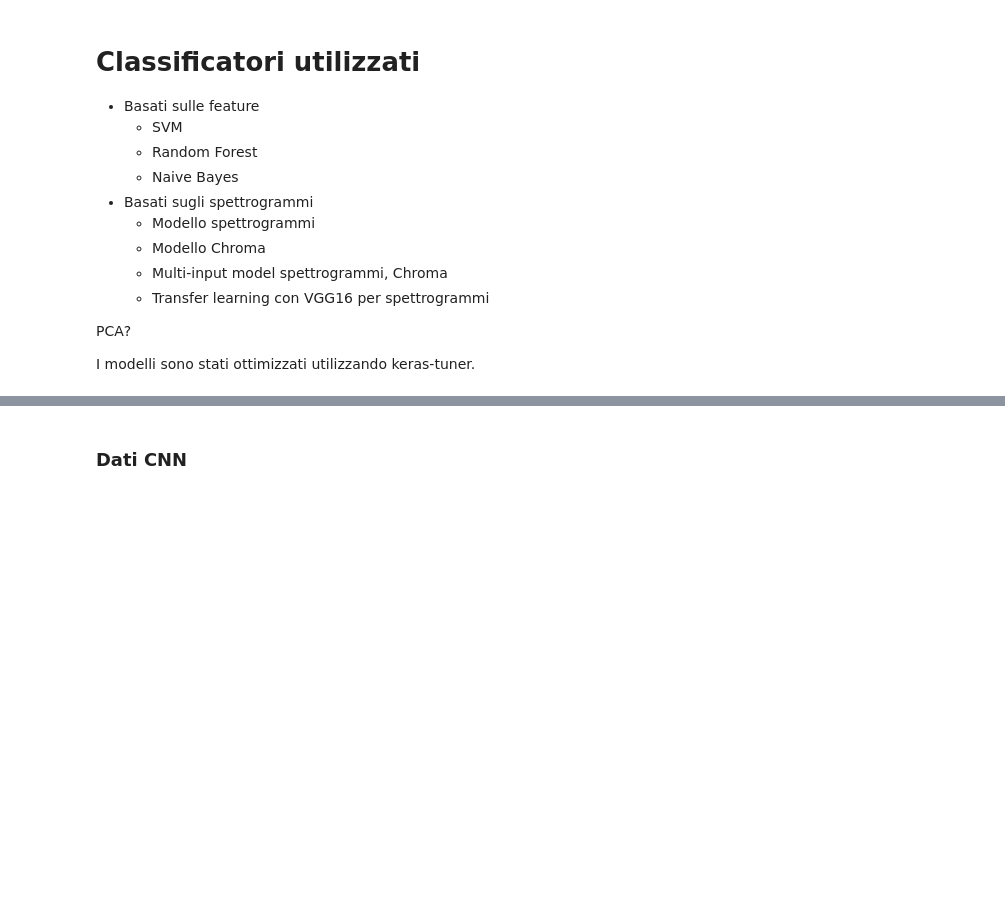
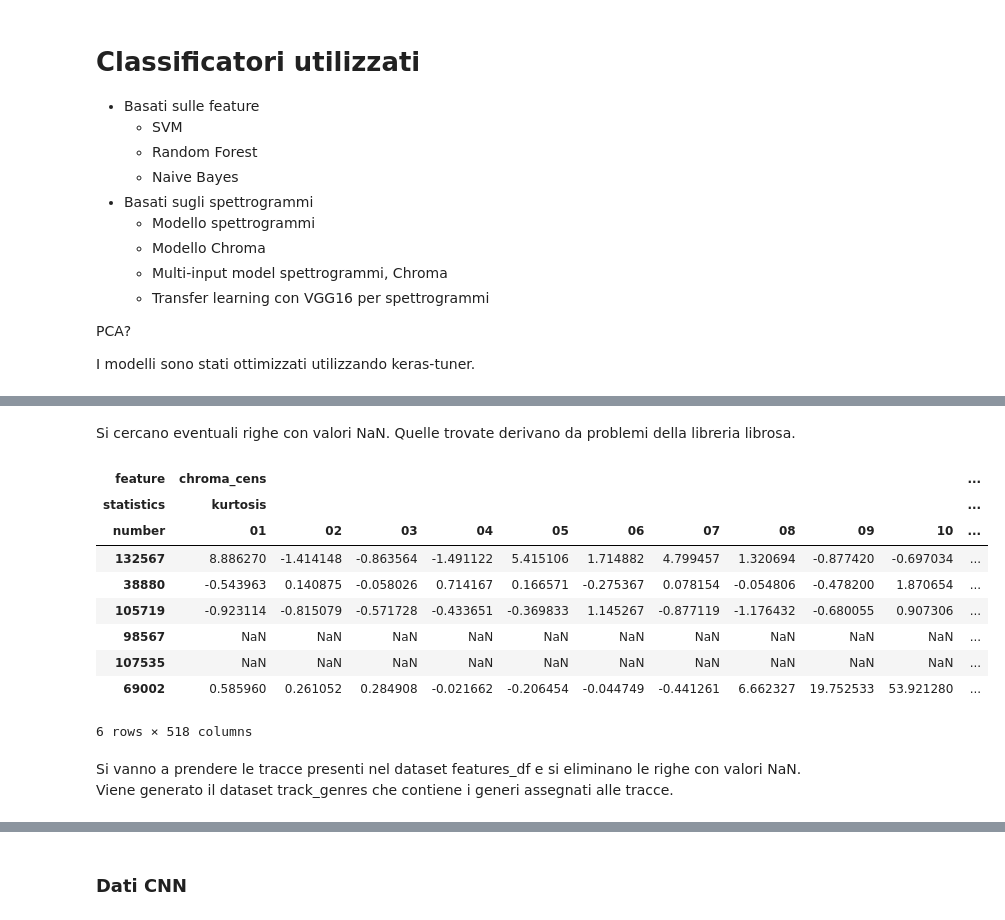
Before and after one commit to ThetaRangers/ML, a Jupyter notebook: mgrr.ipynb, the cells around one changed output, grey strips where cells are left out. Saved outputs shown, nothing was run; the diff lists cells and outputs as text; code cells hidden in the pictures; blank space fills up the shorter version.

```diff
--- a/mgrr.ipynb
+++ b/mgrr.ipynb
@@ -113,0 +183,17 @@ I modelli sono stati ottimizzati utilizzando keras-tuner.
+# %% [markdown]
+Si cercano eventuali righe con valori NaN. Quelle trovate derivano da problemi della libreria librosa.
+# %%
+features_df[features_df.isna().any(axis=1)]
+# %% [output]
+| feature | chroma_cens |  |  |  |  |  |  |  |  |  | ... |
+| statistics | kurtosis |  |  |  |  |  |  |  |  |  | ... |
+| number | 01 | 02 | 03 | 04 | 05 | 06 | 07 | 08 | 09 | 10 | ... |
+| 132567 | 8.886270 | -1.414148 | -0.863564 | -1.491122 | 5.415106 | 1.714882 | 4.799457 | 1.320694 | -0.877420 | -0.697034 | ... |
+| 38880 | -0.543963 | 0.140875 | -0.058026 | 0.714167 | 0.166571 | -0.275367 | 0.078154 | -0.054806 | -0.478200 | 1.870654 | ... |
+| 105719 | -0.923114 | -0.815079 | -0.571728 | -0.433651 | -0.369833 | 1.145267 | -0.877119 | -1.176432 | -0.680055 | 0.907306 | ... |
+| 98567 | NaN | NaN | NaN | NaN | NaN | NaN | NaN | NaN | NaN | NaN | ... |
+| 107535 | NaN | NaN | NaN | NaN | NaN | NaN | NaN | NaN | NaN | NaN | ... |
+| 69002 | 0.585960 | 0.261052 | 0.284908 | -0.021662 | -0.206454 | -0.044749 | -0.441261 | 6.662327 | 19.752533 | 53.921280 | ... |
+6 rows × 518 columns
+# %% [markdown]
+Si vanno a prendere le tracce presenti nel dataset features_df e si eliminano le righe con valori NaN. Viene generato il dataset track_genres che contiene i generi assegnati alle tracce.
```
Also changed, not shown: parts of 22 cells of this notebook.
